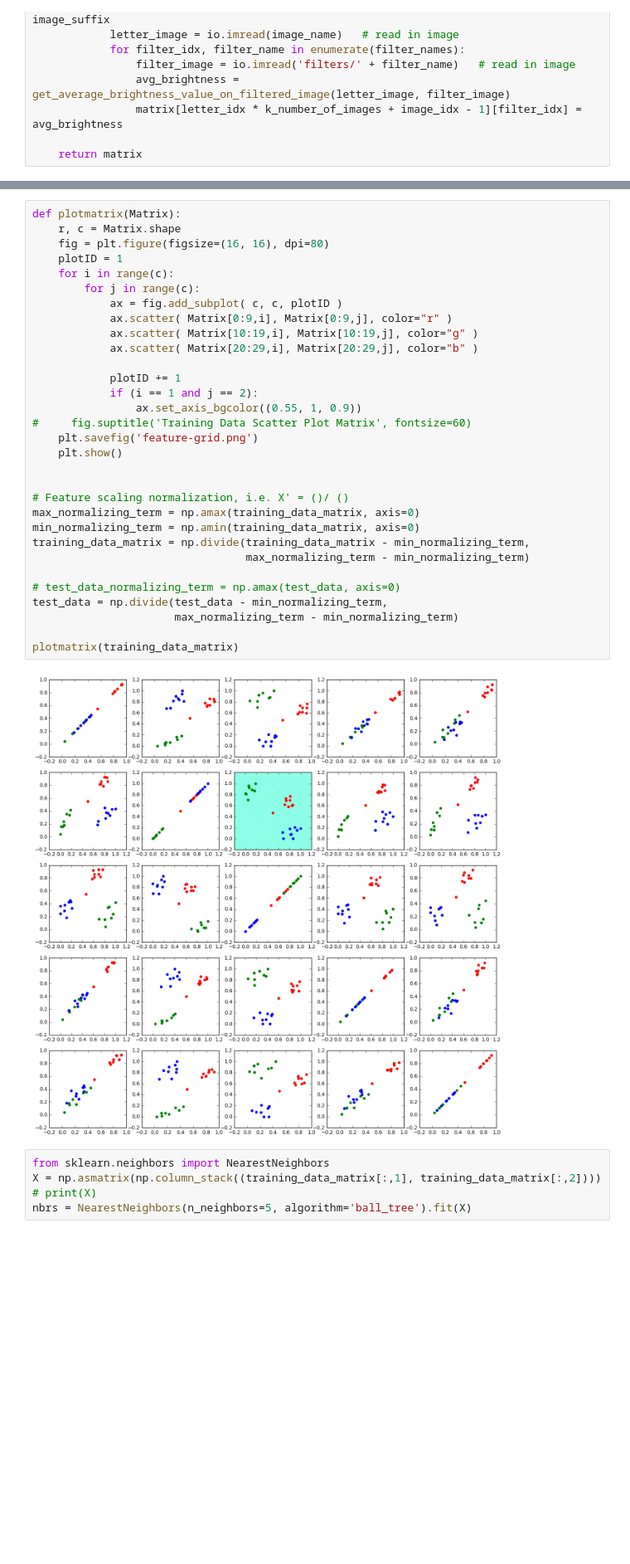
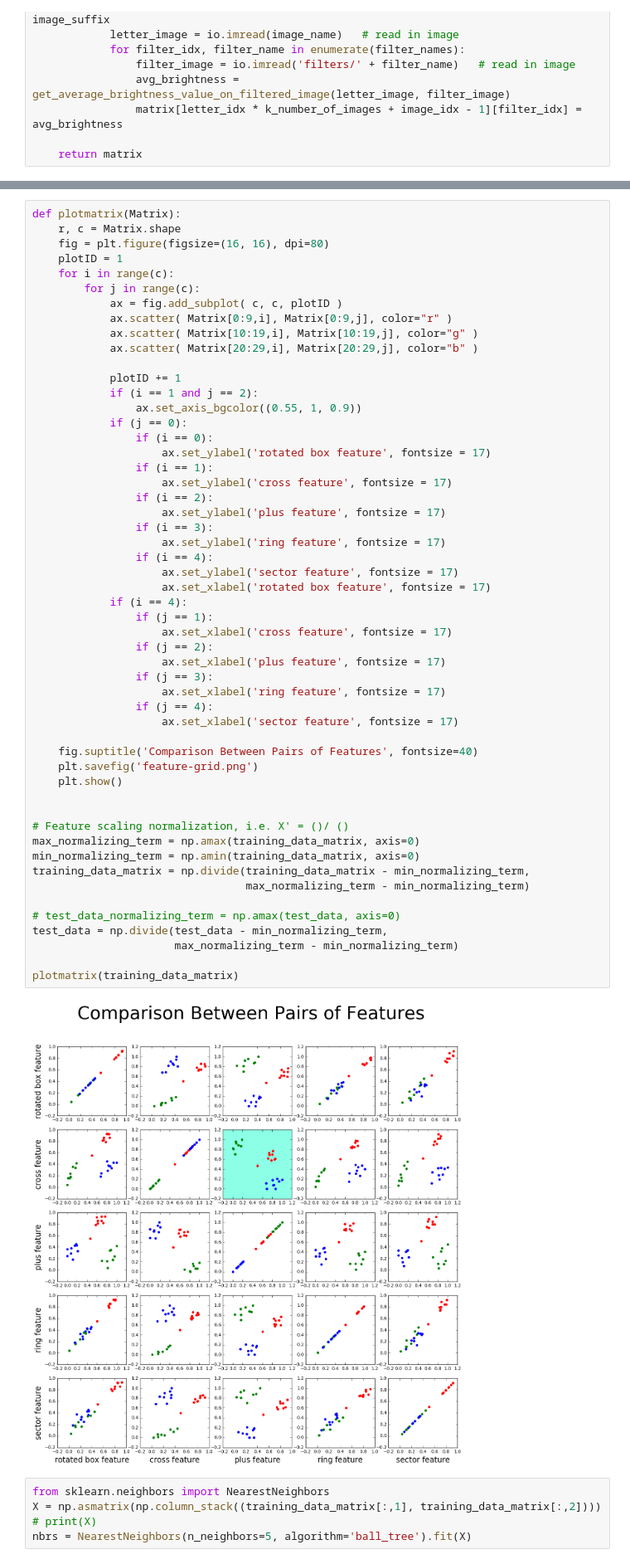
Before and after one commit to mika018/Character-Recognition-Classifier, a Jupyter notebook: cw2.ipynb, the cells around one changed output, grey strips where cells are left out. Shown at 83% size. Saved outputs shown, nothing was run; the diff lists cells and outputs as text; blank space fills up the shorter version.

```diff
--- a/cw2.ipynb
+++ b/cw2.ipynb
@@ -523,35 +523,57 @@ Processing S:
 def plotmatrix(Matrix):
     r, c = Matrix.shape
     fig = plt.figure(figsize=(16, 16), dpi=80)
     plotID = 1
     for i in range(c):
         for j in range(c):
             ax = fig.add_subplot( c, c, plotID )
             ax.scatter( Matrix[0:9,i], Matrix[0:9,j], color="r" )
             ax.scatter( Matrix[10:19,i], Matrix[10:19,j], color="g" )
             ax.scatter( Matrix[20:29,i], Matrix[20:29,j], color="b" )
 
             plotID += 1
             if (i == 1 and j == 2):
                 ax.set_axis_bgcolor((0.55, 1, 0.9))
-#     fig.suptitle('Training Data Scatter Plot Matrix', fontsize=60)
+            if (j == 0):
+                if (i == 0):
+                    ax.set_ylabel('rotated box feature', fontsize = 17)
+                if (i == 1):
+                    ax.set_ylabel('cross feature', fontsize = 17)
+                if (i == 2):
+                    ax.set_ylabel('plus feature', fontsize = 17)
+                if (i == 3):
+                    ax.set_ylabel('ring feature', fontsize = 17)
+                if (i == 4):
+                    ax.set_ylabel('sector feature', fontsize = 17)
+                    ax.set_xlabel('rotated box feature', fontsize = 17)
+            if (i == 4):
+                if (j == 1):
+                    ax.set_xlabel('cross feature', fontsize = 17)
+                if (j == 2):
+                    ax.set_xlabel('plus feature', fontsize = 17)
+                if (j == 3):
+                    ax.set_xlabel('ring feature', fontsize = 17)
+                if (j == 4):
+                    ax.set_xlabel('sector feature', fontsize = 17)
+
+    fig.suptitle('Comparison Between Pairs of Features', fontsize=40)
     plt.savefig('feature-grid.png')
     plt.show()
 
 
 # Feature scaling normalization, i.e. X' = ()/ ()
 max_normalizing_term = np.amax(training_data_matrix, axis=0)
 min_normalizing_term = np.amin(training_data_matrix, axis=0)
 training_data_matrix = np.divide(training_data_matrix - min_normalizing_term,
                                  max_normalizing_term - min_normalizing_term)
 
 # test_data_normalizing_term = np.amax(test_data, axis=0)
 test_data = np.divide(test_data - min_normalizing_term,
                       max_normalizing_term - min_normalizing_term)
 
 plotmatrix(training_data_matrix)
 # %% [output]
-[figure, old version]
+[figure, new version]
 # %%
 from sklearn.neighbors import NearestNeighbors
 X = np.asmatrix(np.column_stack((training_data_matrix[:,1], training_data_matrix[:,2])))
```
Also changed, not shown: parts of 1 cell of this notebook, 1 other file.
